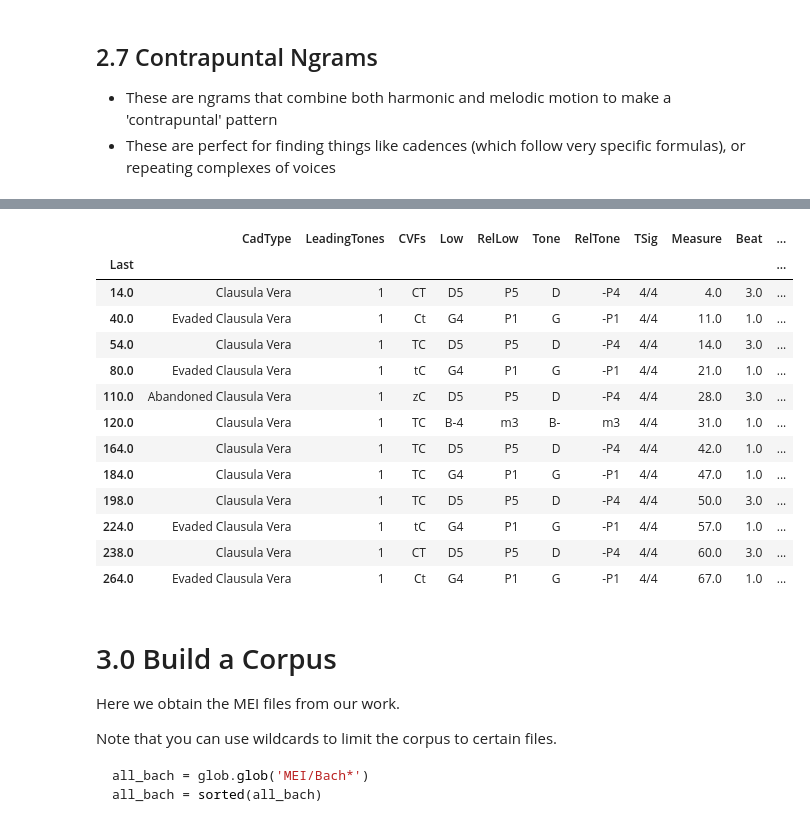
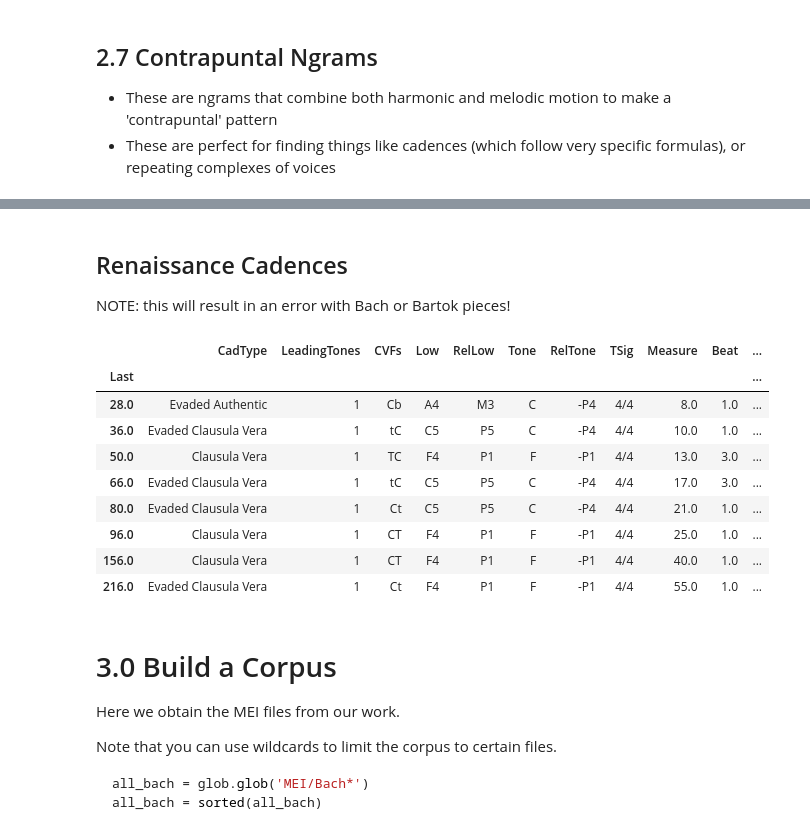
Before and after one commit to RichardFreedman/Heidelberg_Class, a Jupyter notebook: 04 MEI M21 CRIM Intervals/CRIM_Intervals_Duos.ipynb, the cells around one changed output, grey strips where cells are left out. Cells and saved outputs as stored; diff of their text form; code cells hidden in the pictures.

```diff
--- a/04 MEI M21 CRIM Intervals/CRIM_Intervals_Duos.ipynb
+++ b/04 MEI M21 CRIM Intervals/CRIM_Intervals_Duos.ipynb
@@ -671,22 +735,23 @@ ng_det.head(10)
+# %% [markdown]
+## Renaissance Cadences
+
+NOTE:  this will result in an error with Bach or Bartok pieces!
 # %%
 # for pieces in Renaissance style, we can use these to find cadences
+piece = importScore('MEI/Morley_1595_01_Go_ye_my_canzonettes.mei')
 cadences = piece.cadences()
 cadences
 # %% [output]
 |  | CadType | LeadingTones | CVFs | Low | RelLow | Tone | RelTone | TSig | Measure | Beat | ... |
 | Last |  |  |  |  |  |  |  |  |  |  | ... |
-| 14.0 | Clausula Vera | 1 | CT | D5 | P5 | D | -P4 | 4/4 | 4.0 | 3.0 | ... |
-| 40.0 | Evaded Clausula Vera | 1 | Ct | G4 | P1 | G | -P1 | 4/4 | 11.0 | 1.0 | ... |
-| 54.0 | Clausula Vera | 1 | TC | D5 | P5 | D | -P4 | 4/4 | 14.0 | 3.0 | ... |
-| 80.0 | Evaded Clausula Vera | 1 | tC | G4 | P1 | G | -P1 | 4/4 | 21.0 | 1.0 | ... |
-| 110.0 | Abandoned Clausula Vera | 1 | zC | D5 | P5 | D | -P4 | 4/4 | 28.0 | 3.0 | ... |
-| 120.0 | Clausula Vera | 1 | TC | B-4 | m3 | B- | m3 | 4/4 | 31.0 | 1.0 | ... |
-| 164.0 | Clausula Vera | 1 | TC | D5 | P5 | D | -P4 | 4/4 | 42.0 | 1.0 | ... |
-| 184.0 | Clausula Vera | 1 | TC | G4 | P1 | G | -P1 | 4/4 | 47.0 | 1.0 | ... |
-| 198.0 | Clausula Vera | 1 | TC | D5 | P5 | D | -P4 | 4/4 | 50.0 | 3.0 | ... |
-| 224.0 | Evaded Clausula Vera | 1 | tC | G4 | P1 | G | -P1 | 4/4 | 57.0 | 1.0 | ... |
-| 238.0 | Clausula Vera | 1 | CT | D5 | P5 | D | -P4 | 4/4 | 60.0 | 3.0 | ... |
-| 264.0 | Evaded Clausula Vera | 1 | Ct | G4 | P1 | G | -P1 | 4/4 | 67.0 | 1.0 | ... |
+| 28.0 | Evaded Authentic | 1 | Cb | A4 | M3 | C | -P4 | 4/4 | 8.0 | 1.0 | ... |
+| 36.0 | Evaded Clausula Vera | 1 | tC | C5 | P5 | C | -P4 | 4/4 | 10.0 | 1.0 | ... |
+| 50.0 | Clausula Vera | 1 | TC | F4 | P1 | F | -P1 | 4/4 | 13.0 | 3.0 | ... |
+| 66.0 | Evaded Clausula Vera | 1 | tC | C5 | P5 | C | -P4 | 4/4 | 17.0 | 3.0 | ... |
+| 80.0 | Evaded Clausula Vera | 1 | Ct | C5 | P5 | C | -P4 | 4/4 | 21.0 | 1.0 | ... |
+| 96.0 | Clausula Vera | 1 | CT | F4 | P1 | F | -P1 | 4/4 | 25.0 | 1.0 | ... |
+| 156.0 | Clausula Vera | 1 | CT | F4 | P1 | F | -P1 | 4/4 | 40.0 | 1.0 | ... |
+| 216.0 | Evaded Clausula Vera | 1 | Ct | F4 | P1 | F | -P1 | 4/4 | 55.0 | 1.0 | ... |
 # %% [markdown]
 # 3.0 Build a Corpus
 
```
Also changed, not shown: parts of 19 cells of this notebook, 1 other file.
